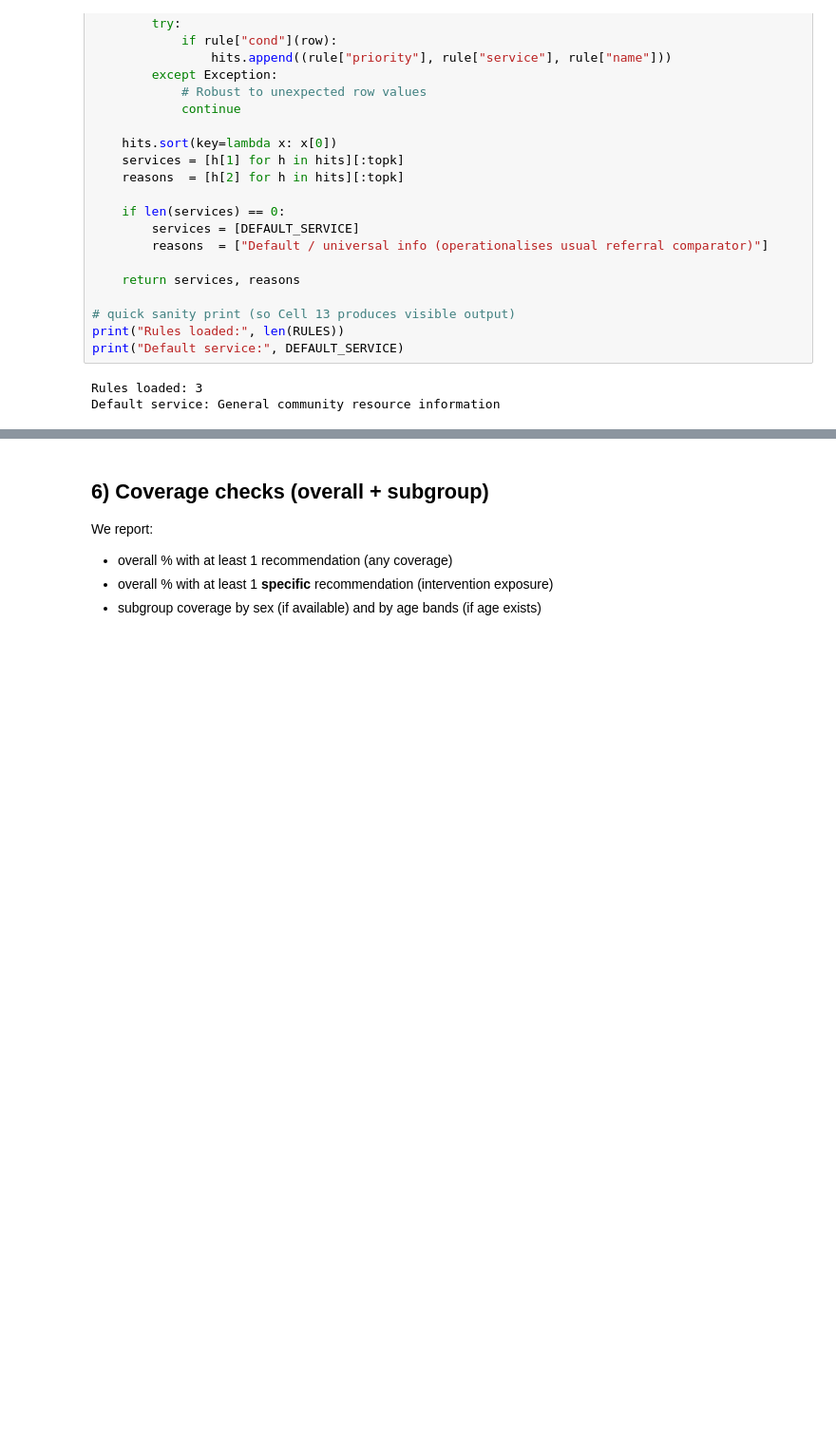
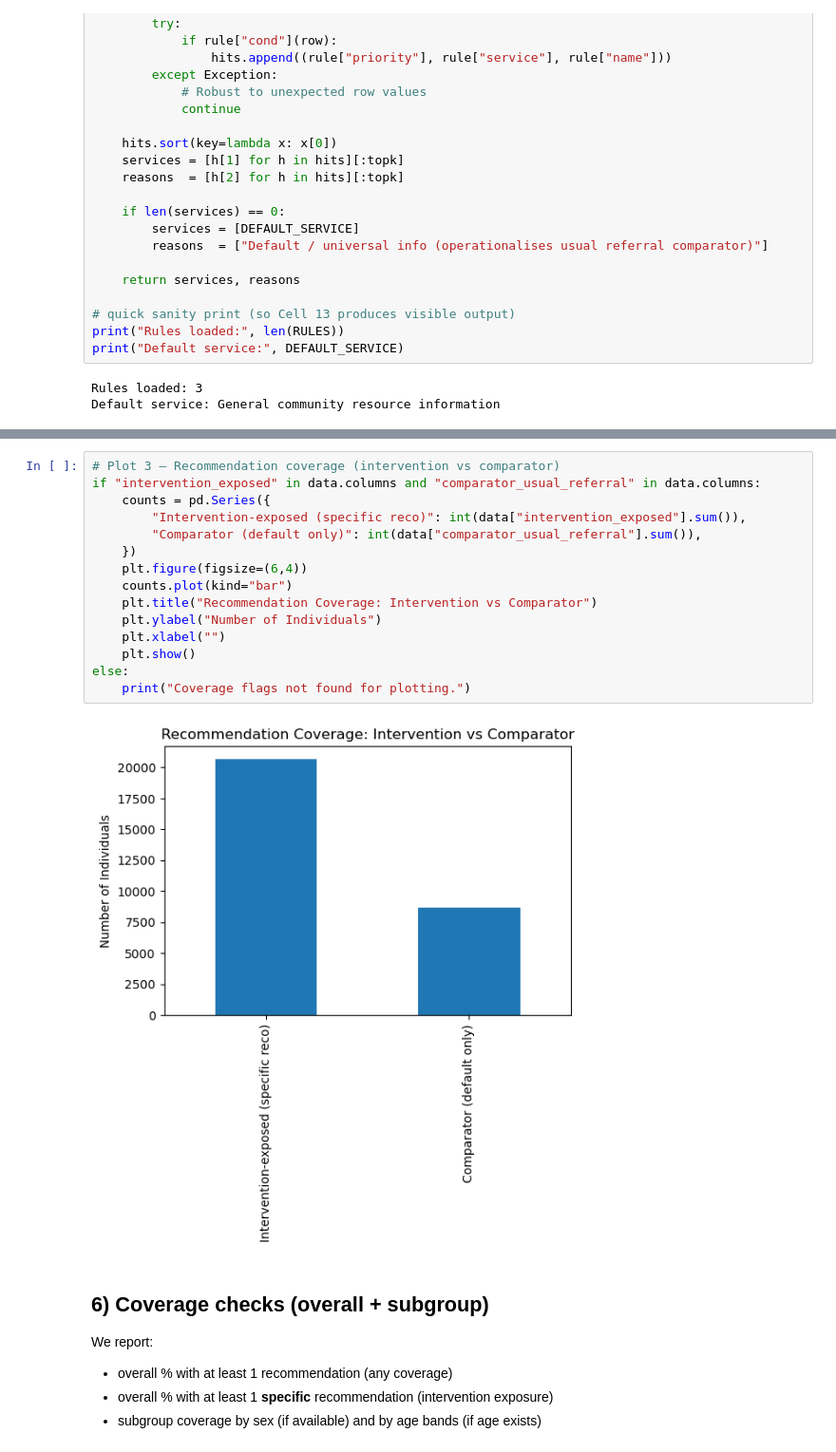
Before and after one commit to ugoyj/BMI5111_Capstone_YuJun, a Jupyter notebook: notebooks/02_feature_engineering_recommendation.ipynb, the cells around one changed output, grey strips where cells are left out. Shown at 95% size. Drawn from its saved outputs; the diff is of its cells as text; blank space fills up the shorter version.

```diff
--- a/notebooks/02_feature_engineering_recommendation.ipynb
+++ b/notebooks/02_feature_engineering_recommendation.ipynb
@@ -381,5 +427,22 @@ Comparator coverage (usual referral): 0.5891167192429022
 | 8 | Care coordination / follow-up | NaN | NaN | 1 | 0 |
 | 9 | General community resource inform... | NaN | NaN | 0 | 1 |
+# %%
+# Plot 3 — Recommendation coverage (intervention vs comparator)
+if "intervention_exposed" in data.columns and "comparator_usual_referral" in data.columns:
+    counts = pd.Series({
+        "Intervention-exposed (specific reco)": int(data["intervention_exposed"].sum()),
+        "Comparator (default only)": int(data["comparator_usual_referral"].sum()),
+    })
+    plt.figure(figsize=(6,4))
+    counts.plot(kind="bar")
+    plt.title("Recommendation Coverage: Intervention vs Comparator")
+    plt.ylabel("Number of Individuals")
+    plt.xlabel("")
+    plt.show()
+else:
+    print("Coverage flags not found for plotting.")
+# %% [output]
+[figure, added]
 # %% [markdown]
 ## 6) Coverage checks (overall + subgroup)
 
```
Also changed, not shown: parts of 14 cells of this notebook.
